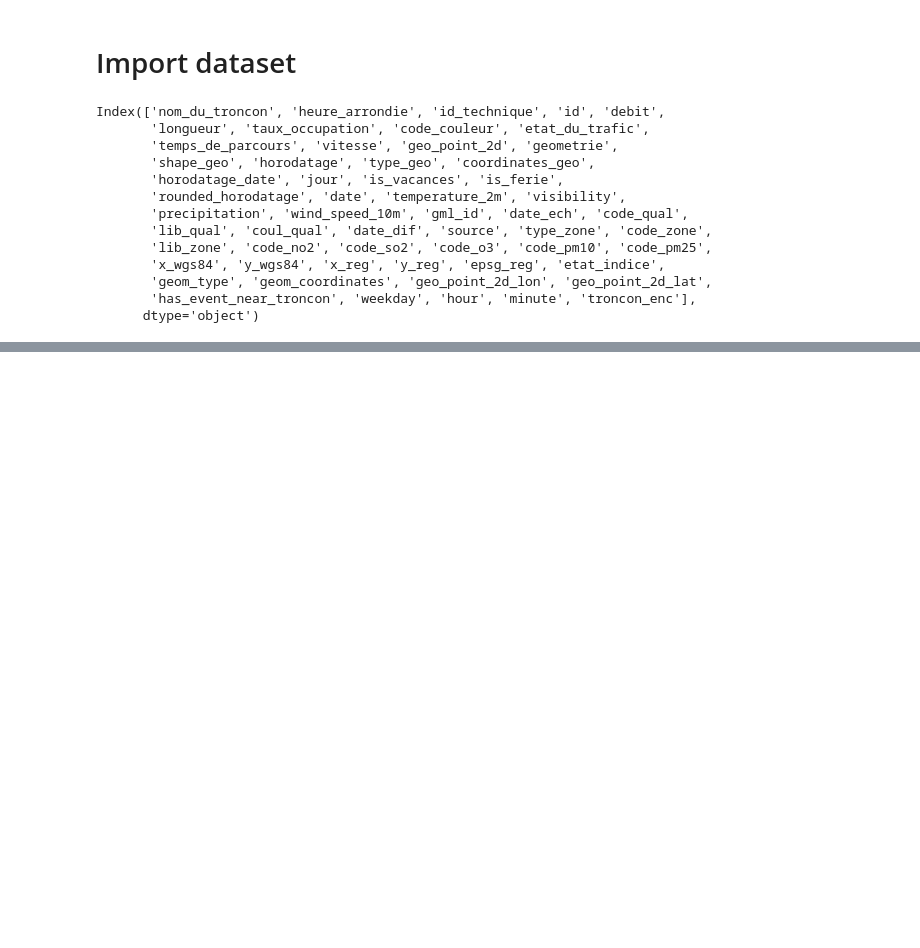
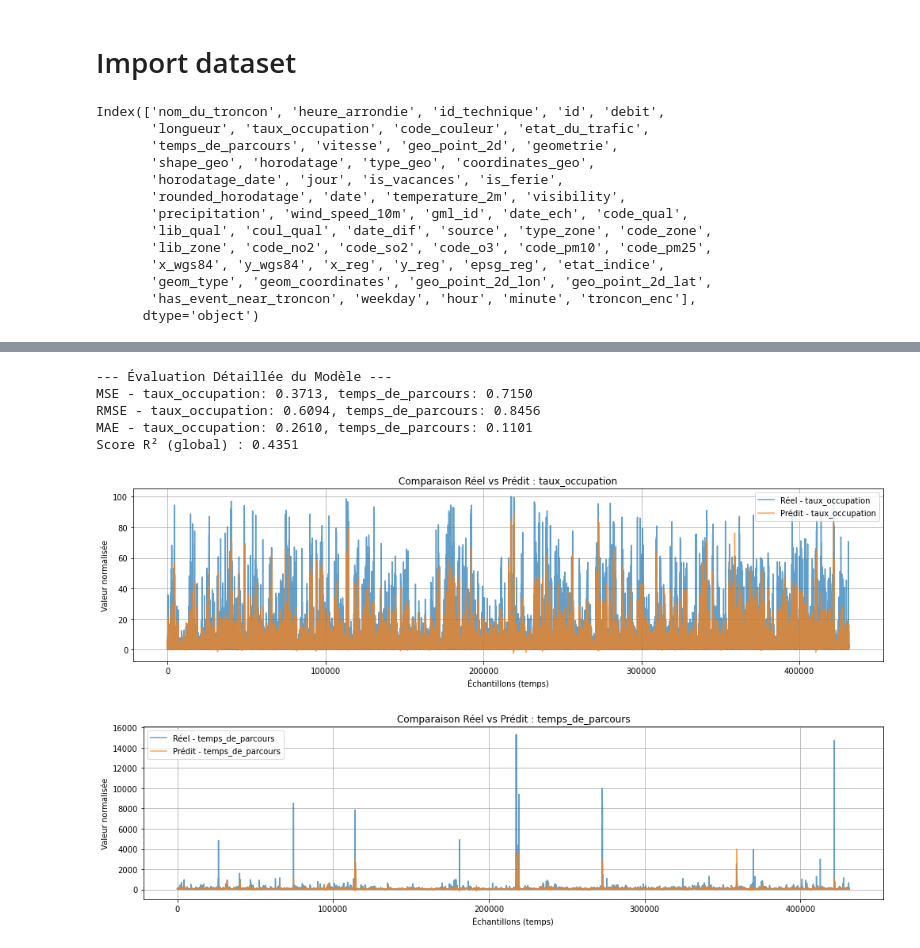
Before and after one commit to BENOUSSAIDarezkimalek/AI_model_urban_mobility, a Jupyter notebook: src/predictions_serie_temporelle_lstm.ipynb, the cells around one changed output, grey strips where cells are left out. Cells and saved outputs as stored; diff of their text form; code cells hidden in the pictures; blank space fills up the shorter version.

```diff
--- a/src/predictions_serie_temporelle_lstm.ipynb
+++ b/src/predictions_serie_temporelle_lstm.ipynb
@@ -35,5 +37,7 @@ Index(['nom_du_troncon', 'heure_arrondie', 'id_technique', 'id', 'debit',
       dtype='object')
 # %%
 # --- Vérifie que CUDA est dispo ---
-device = torch.device("cuda" if torch.cuda.is_available() else "cpu")
+# device = torch.device("cuda" if torch.cuda.is_available() else "cpu")
+# print(f"Using device: {device}")
+device = torch.device("cpu")
 print(f"Using device: {device}")
@@ -41,6 +47,6 @@ print(f"Using device: {device}")
 # --- Chargement et tri du DataFrame ---
 df = df_trafic.copy()
 df['date_time'] = pd.to_datetime(df['heure_arrondie'])
-df.sort_values(by=['troncon_enc', 'date_time'], inplace=True)
+df.sort_values(by=['nom_du_troncon', 'date_time'], inplace=True)
 # %%
 n_troncons = df['troncon_enc'].nunique()
@@ -49,4 +59,4 @@ n_troncons = df['troncon_enc'].nunique()
 features = ['taux_occupation', 'temps_de_parcours', 'temperature_2m', 'precipitation', 'visibility','wind_speed_10m',
             'has_event_near_troncon', 'weekday', 'is_vacances', 'is_ferie']
 scaler = StandardScaler()
-df[features] = scaler.fit_transform(df[features])
+scaler.fit(train_df[features])
@@ -52,0 +65,10 @@ df[features] = scaler.fit_transform(df[features])
+# %%
+# SAUVEGARDER le scaler maintenant qu'il est entraîné
+dump(scaler, 'mon_scaler.joblib')
+print("Scaler sauvegardé.")
+
+
+# appliquer la transformation aux deux jeux de données
+print("Application de la transformation...")
+train_df[features] = scaler.transform(train_df[features])
+test_df[features] = scaler.transform(test_df[features])
@@ -219,28 +370,63 @@ print("Fichiers CSV sauvegardés.")
+# %%
+# --- Évaluation Complète ---
+from sklearn.metrics import mean_squared_error, mean_absolute_error, r2_score
+
+# Vos y_true_normalized et y_pred_normalized sont déjà définis
+
+print("\n--- Évaluation Détaillée du Modèle ---")
+
+# 1. MSE (Mean Squared Error) - ce que vous aviez déjà
+# multioutput='raw_values' renvoie une valeur par variable cible
+mse = mean_squared_error(y_true_normalized, y_pred_normalized, multioutput='raw_values')
+print(f"MSE - taux_occupation: {mse[0]:.4f}, temps_de_parcours: {mse[1]:.4f}")
+
+# 2. RMSE (Root Mean Squared Error) - L'erreur en unité d'origine
+# C'est simplement la racine carrée de la MSE
+rmse = np.sqrt(mse)
+print(f"RMSE - taux_occupation: {rmse[0]:.4f}, temps_de_parcours: {rmse[1]:.4f}")
+
+# 3. MAE (Mean Absolute Error) - L'erreur absolue moyenne
+mae = mean_absolute_error(y_true_normalized, y_pred_normalized, multioutput='raw_values')
+print(f"MAE - taux_occupation: {mae[0]:.4f}, temps_de_parcours: {mae[1]:.4f}")
+
+# 4. R² Score (Coefficient de Détermination)
+# Calcule un score global pour les deux prédictions
+r2 = r2_score(y_true_normalized, y_pred_normalized)
+print(f"Score R² (global) : {r2:.4f}")
+# %% [output]
+--- Évaluation Détaillée du Modèle ---
+MSE - taux_occupation: 0.3713, temps_de_parcours: 0.7150
+RMSE - taux_occupation: 0.6094, temps_de_parcours: 0.8456
+MAE - taux_occupation: 0.2610, temps_de_parcours: 0.1101
+Score R² (global) : 0.4351
 # %%
 
 # --- Reconstruire les tableaux si nécessaire ---
 # y_true, y_pred doivent déjà être définis après l'évaluation (voir code précédent)
 
 # --- Variable 1 : taux_occupation ---
 plt.figure(figsize=(14, 4))
-plt.plot(y_true[:, 0], label='Réel - taux_occupation', alpha=0.7)
-plt.plot(y_pred[:, 0], label='Prédit - taux_occupation', alpha=0.7)
+plt.plot(y_true_rescaled[:, 0], label='Réel - taux_occupation', alpha=0.7)
+plt.plot(y_pred_rescaled[:, 0], label='Prédit - taux_occupation', alpha=0.7)
 plt.title("Comparaison Réel vs Prédit : taux_occupation")
 plt.xlabel("Échantillons (temps)")
 plt.ylabel("Valeur normalisée")
 plt.legend()
 plt.grid(True)
 plt.tight_layout()
 plt.show()
 
 # --- Variable 2 : temps_de_parcours ---
 plt.figure(figsize=(14, 4))
-plt.plot(y_true[:, 1], label='Réel - temps_de_parcours', alpha=0.7)
-plt.plot(y_pred[:, 1], label='Prédit - temps_de_parcours', alpha=0.7)
+plt.plot(y_true_rescaled[:, 1], label='Réel - temps_de_parcours', alpha=0.7)
+plt.plot(y_pred_rescaled[:, 1], label='Prédit - temps_de_parcours', alpha=0.7)
 plt.title("Comparaison Réel vs Prédit : temps_de_parcours")
 plt.xlabel("Échantillons (temps)")
 plt.ylabel("Valeur normalisée")
 plt.legend()
 plt.grid(True)
 plt.tight_layout()
 plt.show()
+# %% [output]
+[figure, added]
+[figure, added]
```
Also changed, not shown: parts of 14 cells of this notebook, 1 other file.
